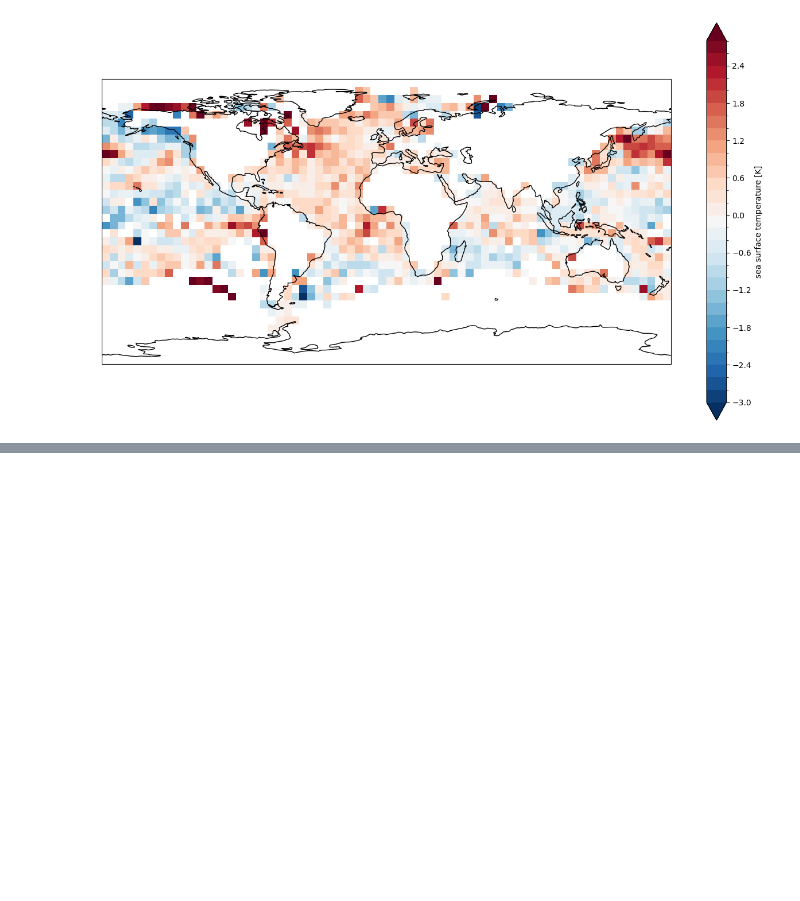
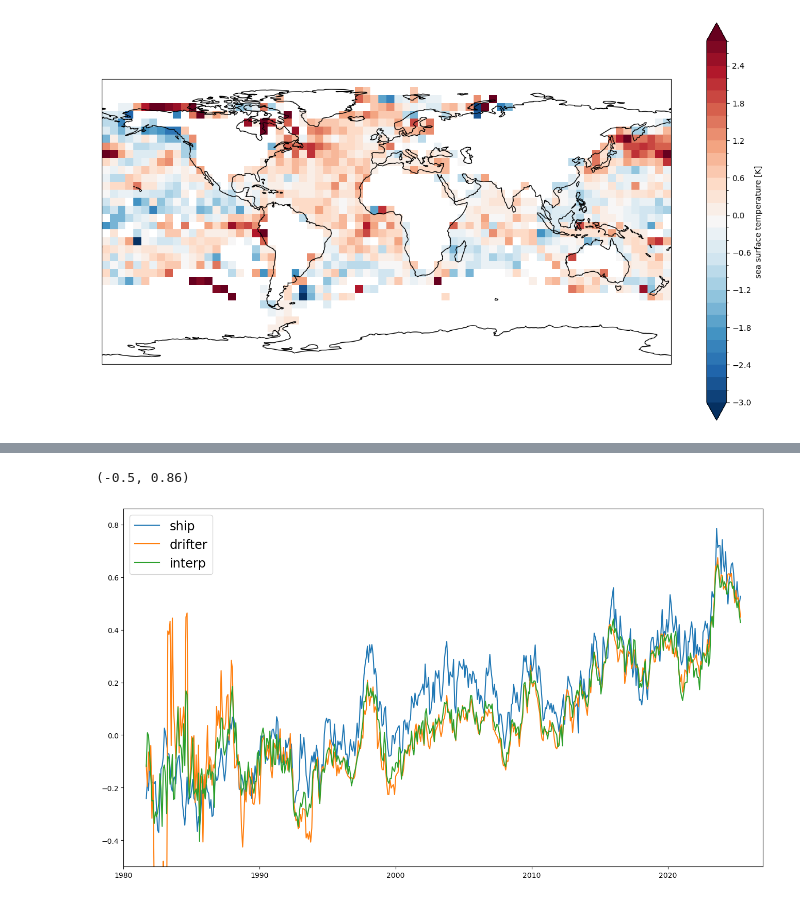
Before and after one commit to jjk-code-otter/open-ocean, a Jupyter notebook: notebooks/bias_estimation.ipynb, the cells around one changed output, grey strips where cells are left out. Drawn from its saved outputs; the diff is of its cells as text; code cells hidden in the pictures; blank space fills up the shorter version.

```diff
--- a/notebooks/bias_estimation.ipynb
+++ b/notebooks/bias_estimation.ipynb
@@ -101,0 +146,30 @@ ship_error.plot_map_5x5()
+# %%
+data_file = data_dir / "IQUAM" / "OutputData" / "timeseries_with_uncertainty.csv"
+data = pd.read_csv(data_file, header=[0, 1], index_col=0)
+time = np.arange(len(data)) / 12. + 1981 + 8 / 12.
+
+ship = data['ship']['Global']
+ship_unc = data['ship_unc']['Global']
+
+drifter = data['drifter']['Global']
+drifter_unc = data['drifter_unc']['Global']
+
+argo = data['argo']['Global']
+argo_unc = data['argo_unc']['Global']
+
+interp = data['interp']['Global']
+interp_unc = data['interp_unc']['Global']
+# %%
+plt.figure()
+plt.gcf().set_size_inches(16, 9)
+
+plt.plot(time, ship, label='ship')
+plt.plot(time, drifter, label='drifter')
+plt.plot(time, interp, label='interp')
+
+plt.legend(fontsize='xx-large')
+plt.xlim(1980, 2027)
+plt.ylim(-0.5, 0.86)
+# %% [output]
+(-0.5, 0.86)
+[figure, added]
```
Also changed, not shown: parts of 14 cells of this notebook.
